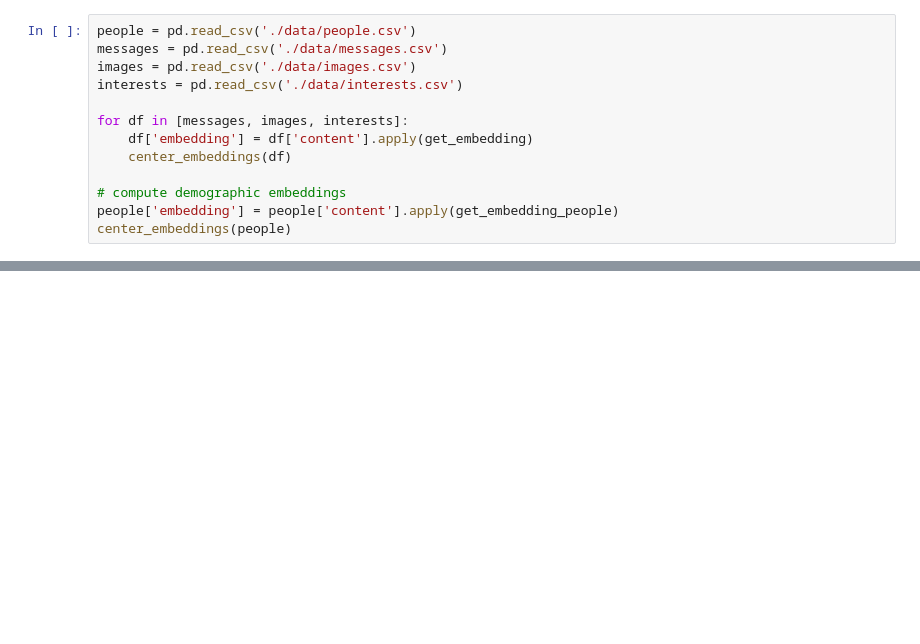
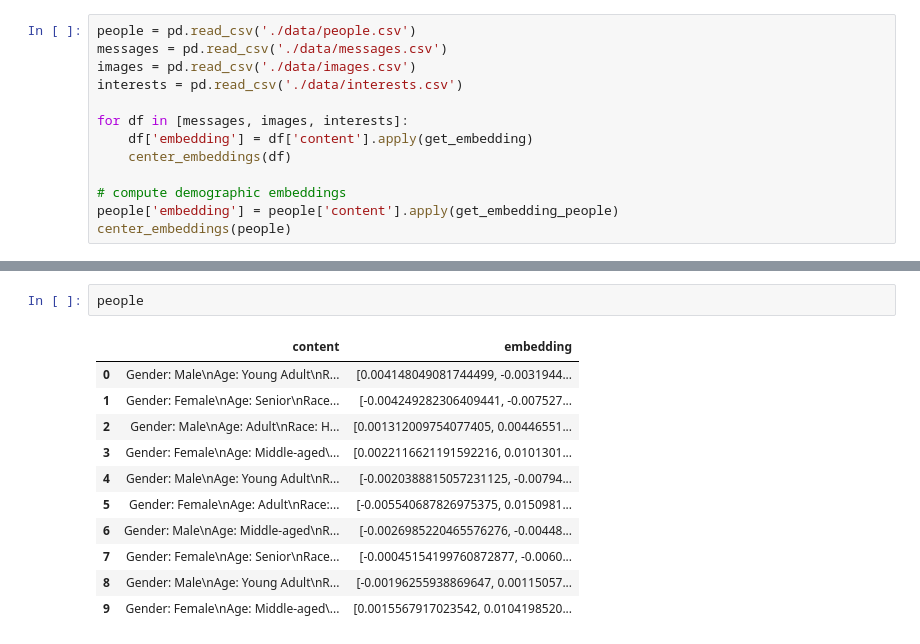
Before and after one commit to paxnea/LLM-multimodal-nudging, a Jupyter notebook: wain23.ipynb, the cells around one changed output, grey strips where cells are left out. Saved outputs shown, nothing was run; the diff lists cells and outputs as text; blank space fills up the shorter version.

```diff
--- a/wain23.ipynb
+++ b/wain23.ipynb
@@ -574,0 +629,14 @@ plt.show()
+# %%
+people
+# %% [output]
+|  | content | embedding |
+| 0 | Gender: Male\nAge: Young Adult\nR... | [0.004148049081744499, -0.0031944... |
+| 1 | Gender: Female\nAge: Senior\nRace... | [-0.004249282306409441, -0.007527... |
+| 2 | Gender: Male\nAge: Adult\nRace: H... | [0.001312009754077405, 0.00446551... |
+| 3 | Gender: Female\nAge: Middle-aged\... | [0.0022116621191592216, 0.0101301... |
+| 4 | Gender: Male\nAge: Young Adult\nR... | [-0.0020388815057231125, -0.00794... |
+| 5 | Gender: Female\nAge: Adult\nRace:... | [-0.005540687826975375, 0.0150981... |
+| 6 | Gender: Male\nAge: Middle-aged\nR... | [-0.0026985220465576276, -0.00448... |
+| 7 | Gender: Female\nAge: Senior\nRace... | [-0.00045154199760872877, -0.0060... |
+| 8 | Gender: Male\nAge: Young Adult\nR... | [-0.00196255938869647, 0.00115057... |
+| 9 | Gender: Female\nAge: Middle-aged\... | [0.0015567917023542, 0.0104198520... |
```
Also changed, not shown: parts of 9 cells of this notebook, 1 other file.
